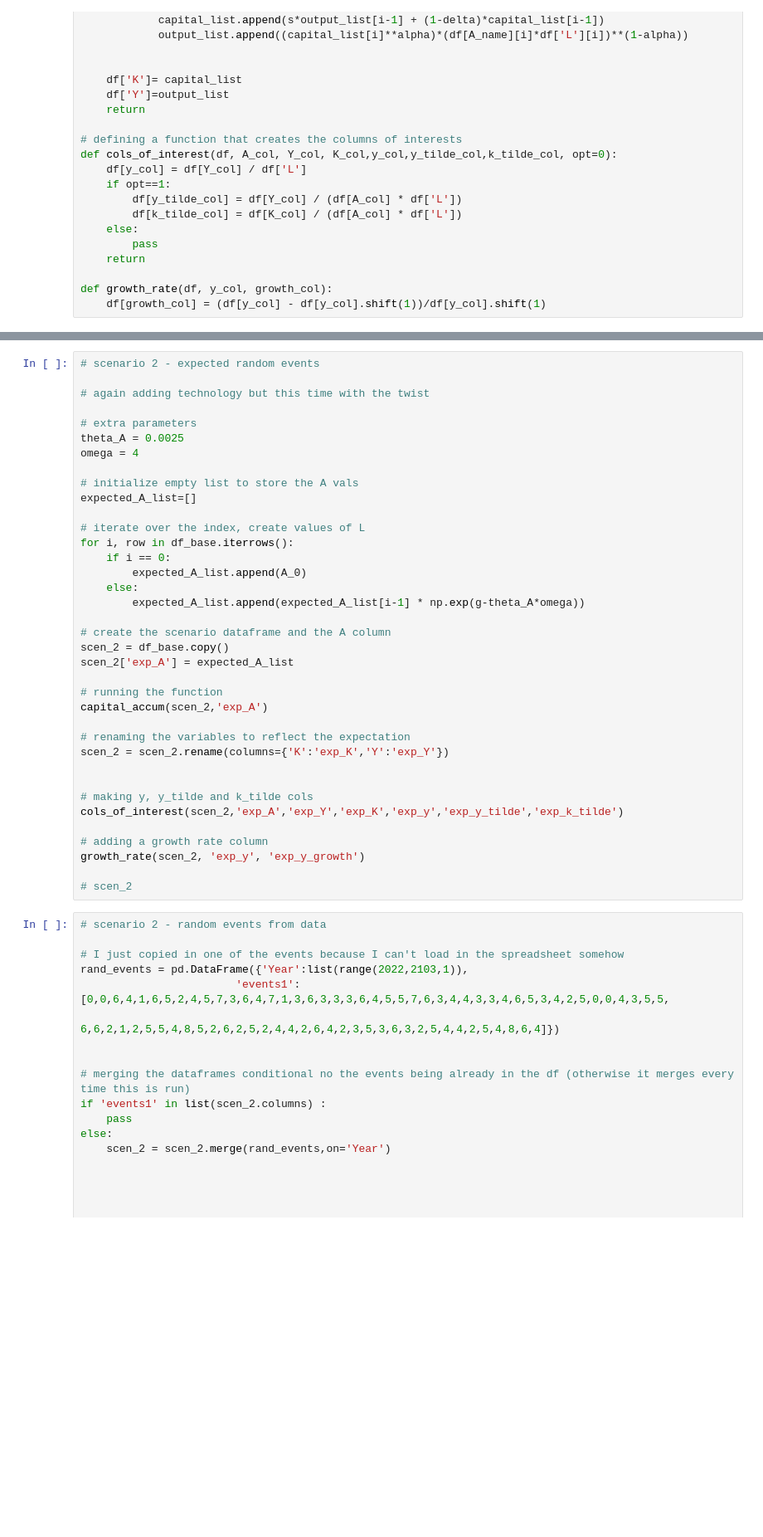
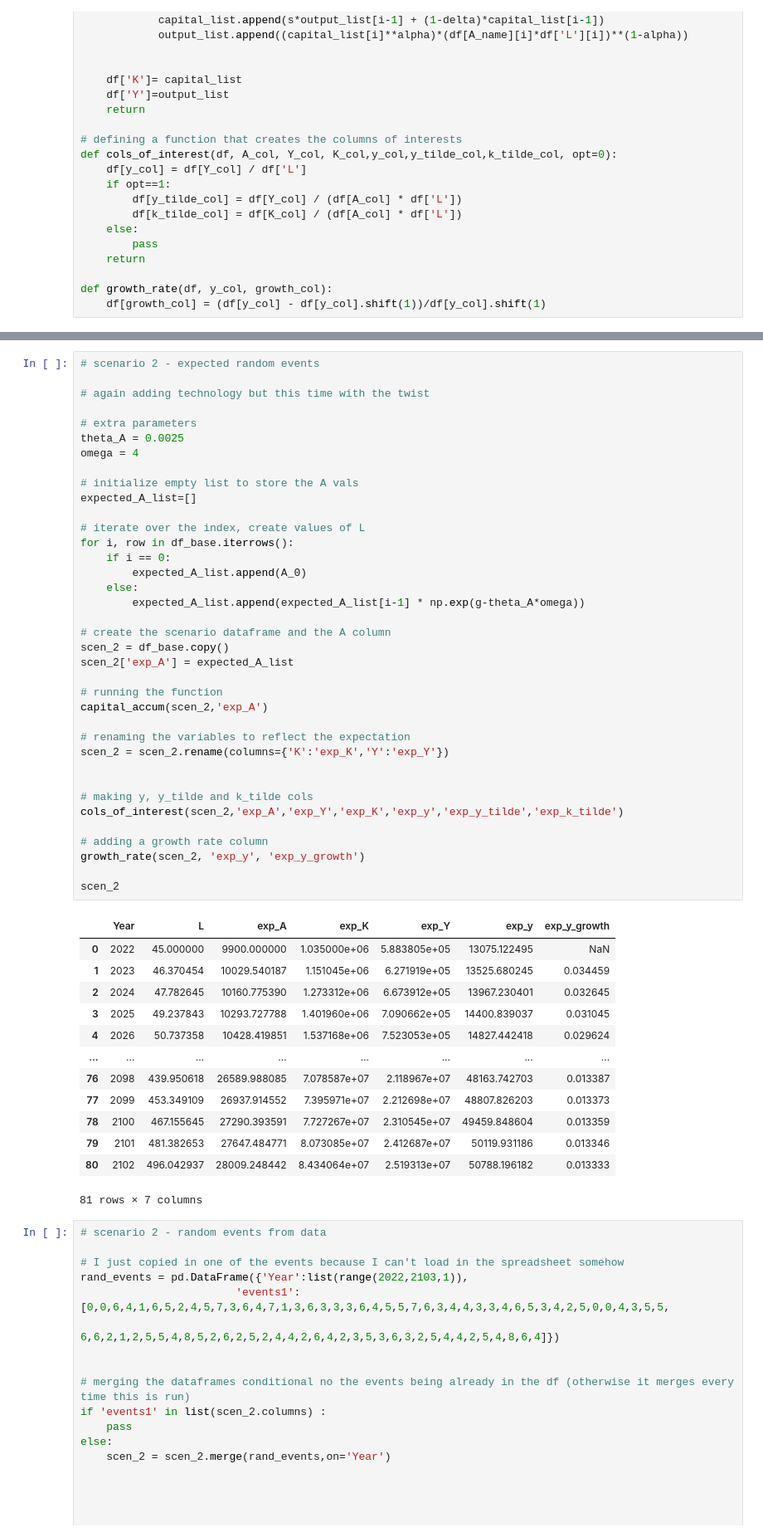
Before and after one commit to pszewi/Macro-4-Assignments, a Jupyter notebook: Assignment 1/EGI_2024_A1.ipynb, the cells around one changed output, grey strips where cells are left out. Shown at 83% size. Drawn from its saved outputs; the diff is of its cells as text; blank space fills up the shorter version.

```diff
--- a/Assignment 1/EGI_2024_A1.ipynb
+++ b/Assignment 1/EGI_2024_A1.ipynb
@@ -132,34 +136,48 @@ ax.set(title='Growth rate of GDP per capita', ylabel='Value')
 theta_A = 0.0025
 omega = 4
 
 # initialize empty list to store the A vals
 expected_A_list=[]
 
 # iterate over the index, create values of L
 for i, row in df_base.iterrows():
     if i == 0:
         expected_A_list.append(A_0)
     else:
         expected_A_list.append(expected_A_list[i-1] * np.exp(g-theta_A*omega))
 
 # create the scenario dataframe and the A column
 scen_2 = df_base.copy()
 scen_2['exp_A'] = expected_A_list
 
 # running the function
 capital_accum(scen_2,'exp_A')
 
 # renaming the variables to reflect the expectation
 scen_2 = scen_2.rename(columns={'K':'exp_K','Y':'exp_Y'})
 
 
 # making y, y_tilde and k_tilde cols
 cols_of_interest(scen_2,'exp_A','exp_Y','exp_K','exp_y','exp_y_tilde','exp_k_tilde')
 
 # adding a growth rate column
 growth_rate(scen_2, 'exp_y', 'exp_y_growth')
 
-# scen_2
+scen_2
+# %% [output]
+|  | Year | L | exp_A | exp_K | exp_Y | exp_y | exp_y_growth |
+| 0 | 2022 | 45.000000 | 9900.000000 | 1.035000e+06 | 5.883805e+05 | 13075.122495 | NaN |
+| 1 | 2023 | 46.370454 | 10029.540187 | 1.151045e+06 | 6.271919e+05 | 13525.680245 | 0.034459 |
+| 2 | 2024 | 47.782645 | 10160.775390 | 1.273312e+06 | 6.673912e+05 | 13967.230401 | 0.032645 |
+| 3 | 2025 | 49.237843 | 10293.727788 | 1.401960e+06 | 7.090662e+05 | 14400.839037 | 0.031045 |
+| 4 | 2026 | 50.737358 | 10428.419851 | 1.537168e+06 | 7.523053e+05 | 14827.442418 | 0.029624 |
+| ... | ... | ... | ... | ... | ... | ... | ... |
+| 76 | 2098 | 439.950618 | 26589.988085 | 7.078587e+07 | 2.118967e+07 | 48163.742703 | 0.013387 |
+| 77 | 2099 | 453.349109 | 26937.914552 | 7.395971e+07 | 2.212698e+07 | 48807.826203 | 0.013373 |
+| 78 | 2100 | 467.155645 | 27290.393591 | 7.727267e+07 | 2.310545e+07 | 49459.848604 | 0.013359 |
+| 79 | 2101 | 481.382653 | 27647.484771 | 8.073085e+07 | 2.412687e+07 | 50119.931186 | 0.013346 |
+| 80 | 2102 | 496.042937 | 28009.248442 | 8.434064e+07 | 2.519313e+07 | 50788.196182 | 0.013333 |
+81 rows × 7 columns
 # %%
 # scenario 2 - random events from data
 
```
Also changed, not shown: parts of 1 cell of this notebook.
